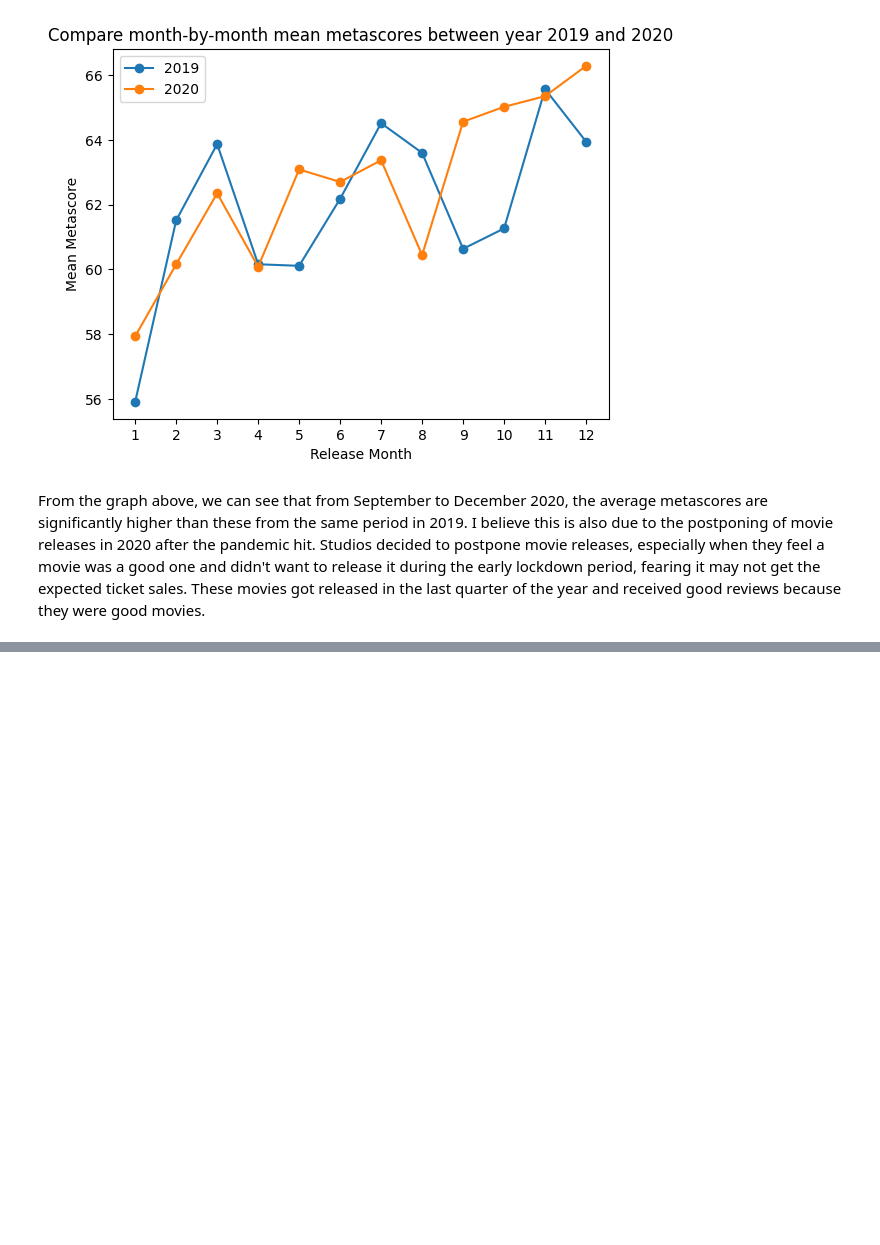
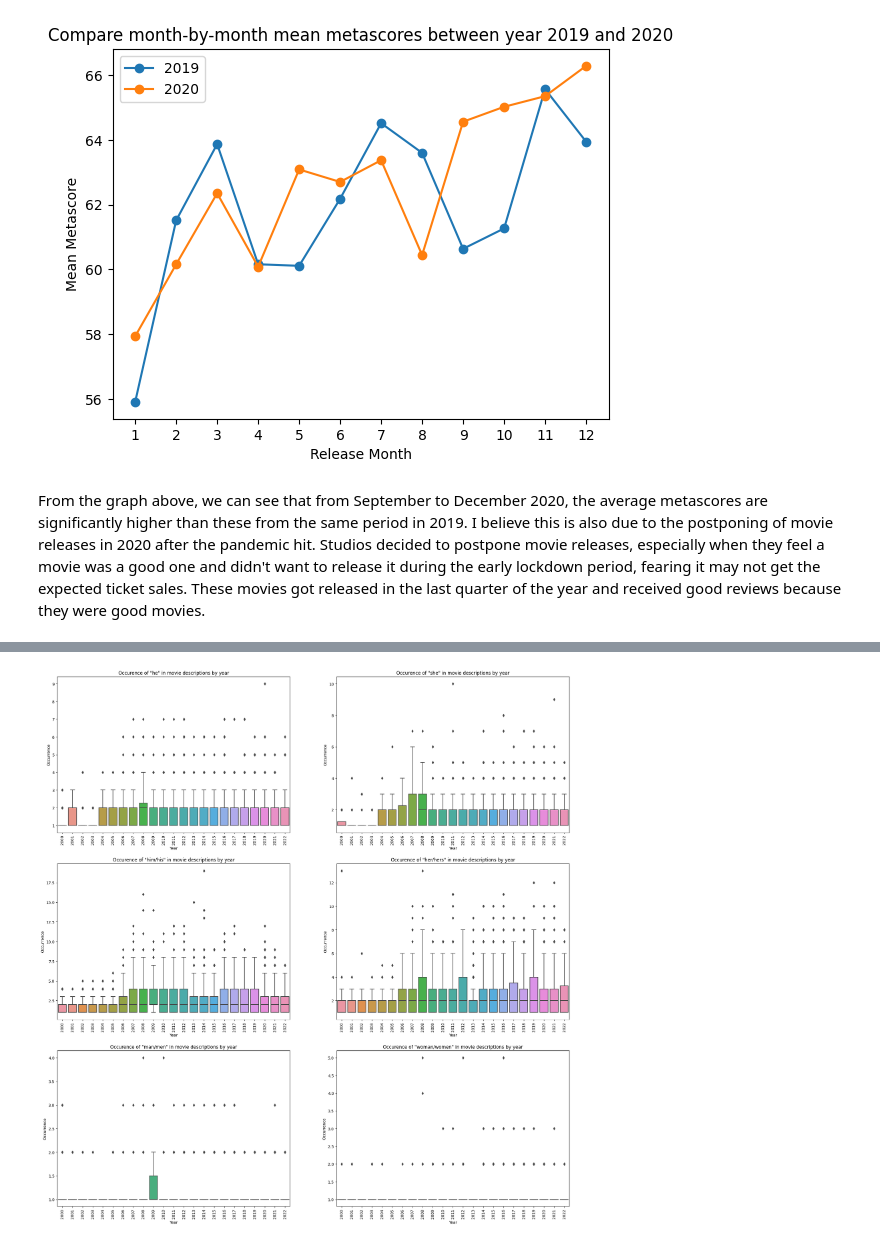
Before and after one commit to weiwei7909/da320_midterm, a Jupyter notebook: LiZhanju-da320-midterm-read_and_analyze.ipynb, the cells around one changed output, grey strips where cells are left out. Drawn from its saved outputs; the diff is of its cells as text; code cells hidden in the pictures; blank space fills up the shorter version.

```diff
--- a/LiZhanju-da320-midterm-read_and_analyze.ipynb
+++ b/LiZhanju-da320-midterm-read_and_analyze.ipynb
@@ -117,0 +222,87 @@ From the graph above, we can see that from September to December 2020, the avera
+# %%
+import seaborn
+
+raw_word_count_per_movie_df = pd.DataFrame({
+    "title": pd.Series(dtype="str"),
+    "year": pd.Series(dtype="int"),
+    "he": pd.Series(dtype="int"),
+    "she": pd.Series(dtype="int"),
+    "him_his": pd.Series(dtype="int"),
+    "her_hers": pd.Series(dtype="int"),
+    "man_men": pd.Series(dtype="int"),
+    "woman_women": pd.Series(dtype="int")
+})
+
+for _, row in metacritic_df.iterrows():
+    desc = row["description"]
+    words = desc.lower().split(" ")
+    freq = dict(pycol.Counter(words).most_common())
+    raw_word_count_per_movie_df = pd.concat(
+        [
+            raw_word_count_per_movie_df,
+            pd.DataFrame.from_records(
+                [
+                    {
+                        "title": row.title,
+                        "year": row.year,
+                        "he": freq.get("he", 0),
+                        "she": freq.get("she", 0),
+                        "him_his": freq.get("him", 0) + freq.get("his", 0),
+                        "her_hers": freq.get("her", 0) + freq.get("hers", 0),
+                        "man_men": freq.get("man", 0) + freq.get("men", 0),
+                        "woman_women": freq.get("woman", 0) + freq.get("women", 0)
+                    }
+                ]
+            )
+        ]
+    )
+
+raw_word_count_by_year_and_word = {}
+
+def get_movie_with_word_for_year(df, word, year):
+    return df[(df["year"] == year) & (df[word] > 0)]
+
+for year in years:
+    movies_with_he_that_year = get_movie_with_word_for_year(raw_word_count_per_movie_df, "he", year)
+    movies_with_she_that_year = get_movie_with_word_for_year(raw_word_count_per_movie_df, "she", year)
+    movies_with_him_his_that_year = get_movie_with_word_for_year(raw_word_count_per_movie_df, "him_his", year)
+    movies_with_her_hers_that_year = get_movie_with_word_for_year(raw_word_count_per_movie_df, "her_hers", year)
+    movies_with_man_men_that_year = get_movie_with_word_for_year(raw_word_count_per_movie_df, "man_men", year)
+    movies_with_woman_women_that_year = get_movie_with_word_for_year(raw_word_count_per_movie_df, "woman_women", year)
+
+    raw_word_count_by_year_and_word[year] = {
+        "he": movies_with_he_that_year["he"].tolist(),
+        "she": movies_with_she_that_year["she"].tolist(),
+        "him_his": movies_with_him_his_that_year["him_his"].tolist(),
+        "her_hers": movies_with_her_hers_that_year["her_hers"].tolist(),
+        "man_men": movies_with_man_men_that_year["man_men"].tolist(),
+        "woman_women": movies_with_woman_women_that_year["woman_women"].tolist(),
+    }
+
+movies_with_he_that_year.head()
+
+def boxplot_in_subplot(ax, word, years, raw_word_count):
+    display_word = word.replace("_", "/")
+    data = []
+    for year in years:
+        data.append(raw_word_count[year][word])
+    ax.set_title(f"Occurence of \"{display_word}\" in movie descriptions by year")
+    ax.set_xlabel("Year")
+    ax.set_ylabel("Occurrence")
+    ax.set_xticks(list(years))
+    seaborn.boxplot(data, ax=ax)
+    ax.set_xticklabels([str(y) for y in years], rotation=90)
+
+
+fig, axs = pyplot.subplots(3,2, figsize=(24, 25))
+
+boxplot_in_subplot(axs[0,0], "he", years, raw_word_count_by_year_and_word)
+boxplot_in_subplot(axs[0,1], "she", years, raw_word_count_by_year_and_word)
+boxplot_in_subplot(axs[1,0], "him_his", years, raw_word_count_by_year_and_word)
+boxplot_in_subplot(axs[1,1], "her_hers", years, raw_word_count_by_year_and_word)
+boxplot_in_subplot(axs[2,0], "man_men", years, raw_word_count_by_year_and_word)
+boxplot_in_subplot(axs[2,1], "woman_women", years, raw_word_count_by_year_and_word)
+
+pyplot.show()
+# %% [output]
+[figure, added]
```
Also changed, not shown: parts of 8 cells of this notebook.
